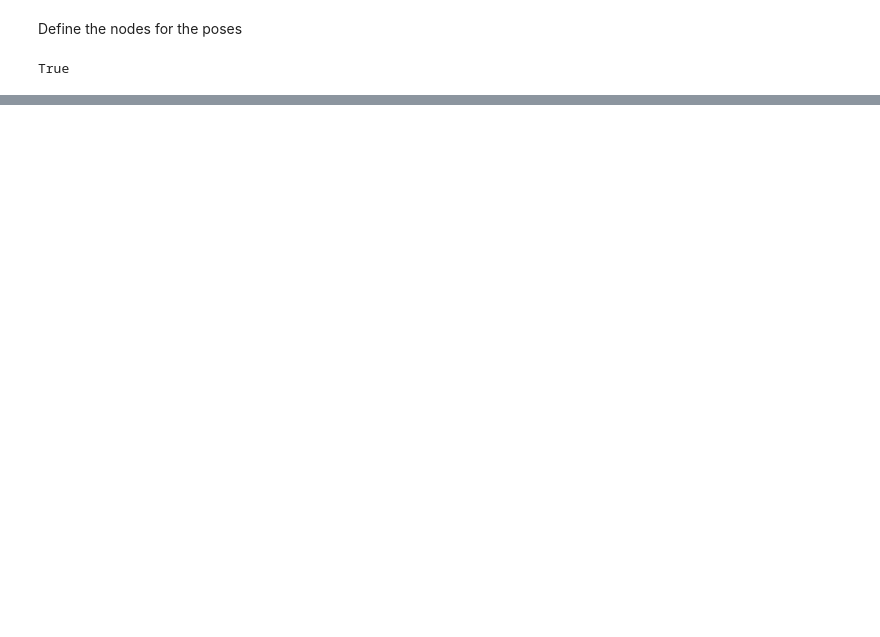
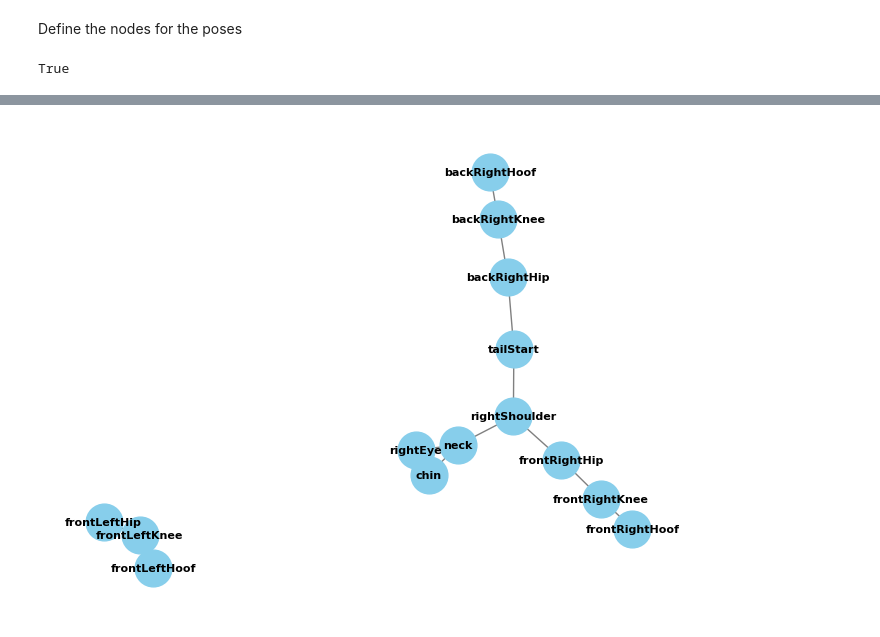
Before and after one commit to kaburia/animal-poses4population, a Jupyter notebook: graph_embeddings.ipynb, the cells around one changed output, grey strips where cells are left out. Saved outputs shown, nothing was run; the diff lists cells and outputs as text; code cells hidden in the pictures; blank space fills up the shorter version.

```diff
--- a/graph_embeddings.ipynb
+++ b/graph_embeddings.ipynb
@@ -45,0 +204,8 @@ Define rules to connect the nodes
+# %%
+first_file_frame = graph_seq['647.mat'][0]
+# draw the graph
+# pos = nx.spring_layout(first_file_frame)
+nx.draw(first_file_frame,  with_labels=True, font_weight='bold', node_size=700,
+        node_color='skyblue', font_color='black', font_size=8, edge_color='gray')
+# %% [output]
+[figure, added]
```
Also changed, not shown: parts of 14 cells of this notebook, 2 other files.
